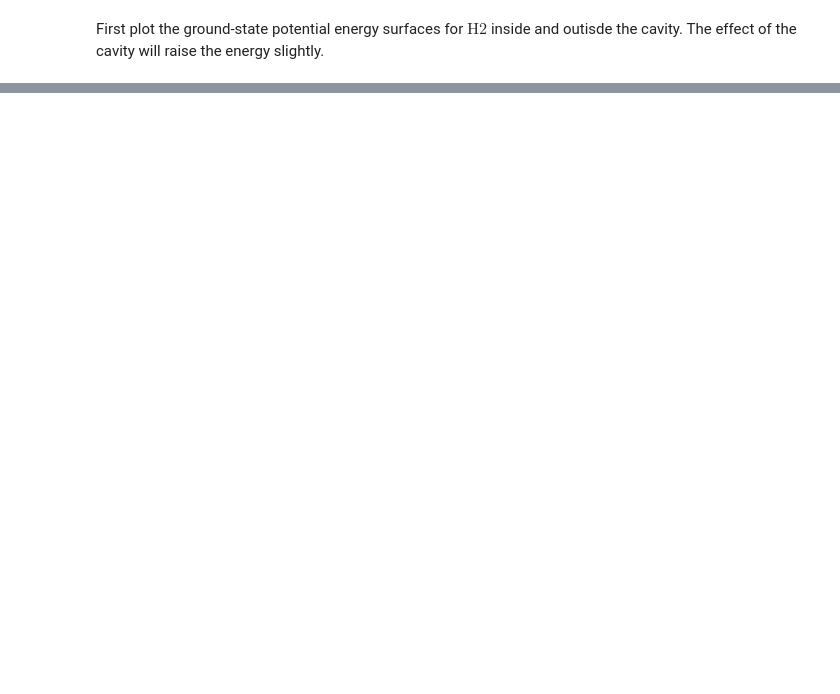
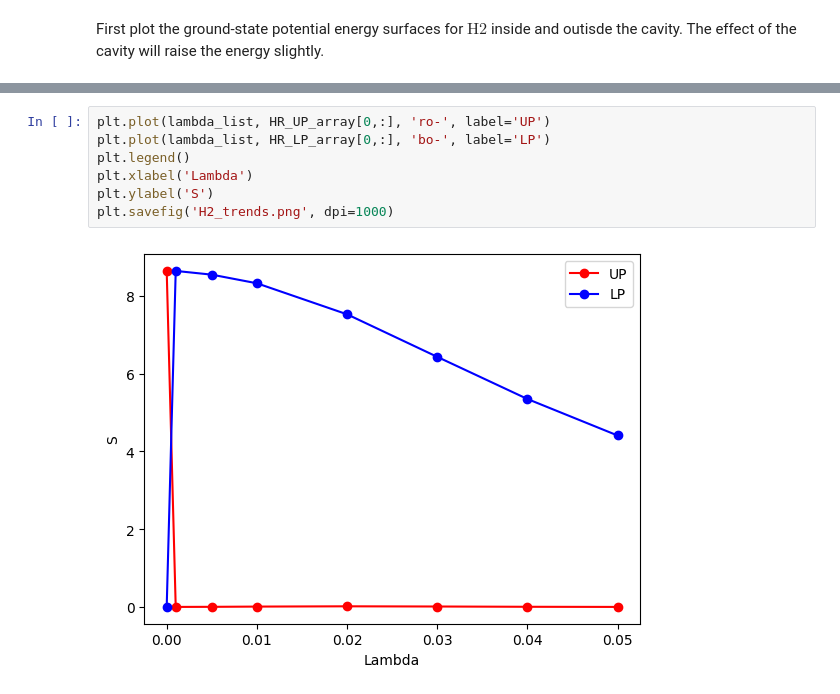
Before and after one commit to FoleyLab/SCQED-PCQED, a Jupyter notebook: src/QED-FCI_LiH_HR.ipynb, the cells around one changed output, grey strips where cells are left out. Cells and saved outputs as stored; diff of their text form; blank space fills up the shorter version.

```diff
--- a/src/QED-FCI_LiH_HR.ipynb
+++ b/src/QED-FCI_LiH_HR.ipynb
@@ -263,3 +324,12 @@ IndexError: index 5 is out of bounds for axis 0 with size 5
+# %%
+plt.plot(lambda_list, HR_UP_array[0,:], 'ro-', label='UP')
+plt.plot(lambda_list, HR_LP_array[0,:], 'bo-', label='LP')
+plt.legend()
+plt.xlabel('Lambda')
+plt.ylabel('S')
+plt.savefig('H2_trends.png', dpi=1000)
+# %% [output]
+[figure, added]
 # %%
 #pd.DataFrame(matrix).to_clipboard()
 
```
Also changed, not shown: parts of 9 cells of this notebook, 36 other files.
